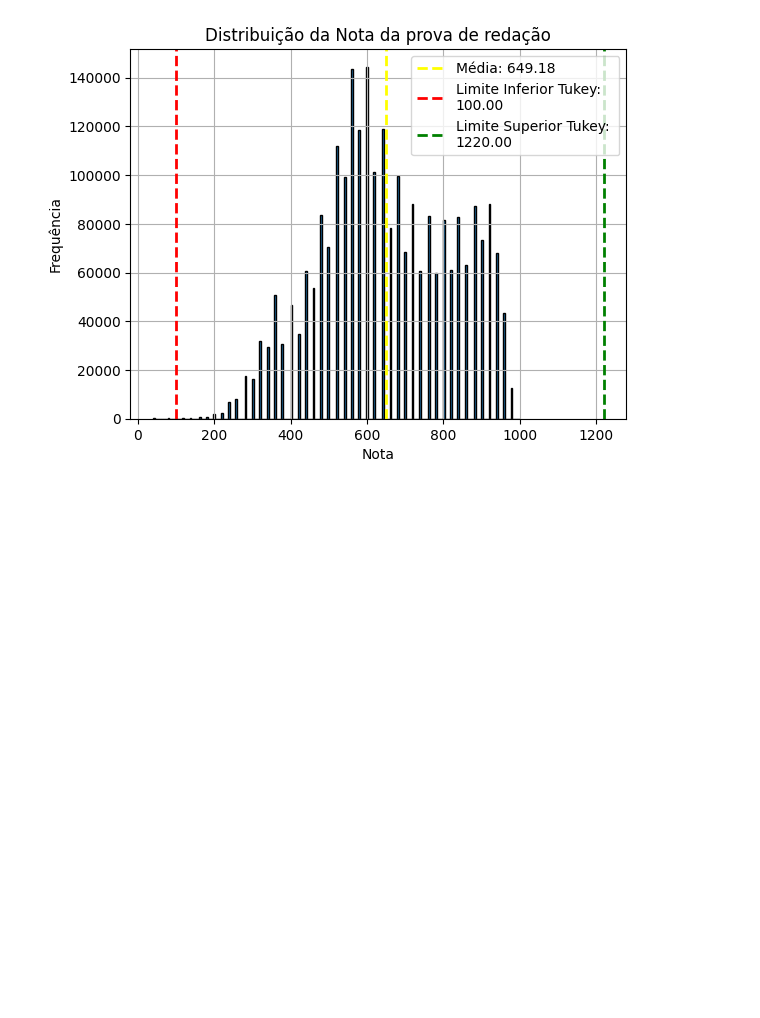
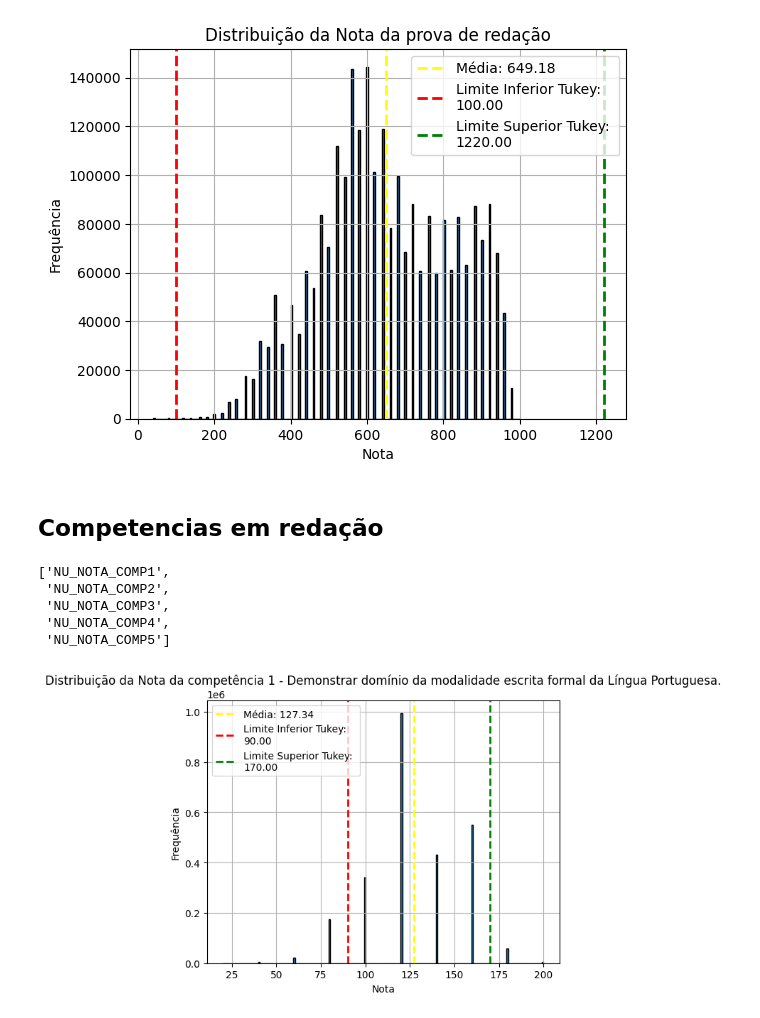
Before and after one commit to henriquefac/ciencia_de_dados_av1, a Jupyter notebook: av1/notebook/apresentacao/perguntas.ipynb, the cells around one changed output. Drawn from its saved outputs; the diff is of its cells as text; code cells hidden in the pictures; blank space fills up the shorter version.

Commit message:
Graficos competencias

```diff
--- a/av1/notebook/apresentacao/perguntas.ipynb
+++ b/av1/notebook/apresentacao/perguntas.ipynb
@@ -77,10 +77,11 @@ def get_tukey(series : pd.Series):
     return limite_inferior, media, limite_superior
 # %%
 def plot_notas_tukey(series : pd.Series,
-                    inf : float,
-                    media : float,
-                    sup : float,
-                    legenda :str):
+                    legenda :str,
+                    inf : float = None,
+                    media : float = None,
+                    sup : float = None
+                    ):
     series.hist(bins=200, edgecolor ='black')
 
     plt.axvline(media, color="yellow", linestyle='dashed', linewidth=2, label=f"Média: {media:.2f}")
@@ -144,3 +145,14 @@ inf, media, sup = get_tukey(notas)
 plot_notas_tukey(notas, inf, media, sup, descricao)
 # %% [output]
 [figure]
+# %% [markdown]
+## Competencias em redação
+# %%
+variaveis_comp = [var for var in variaveis if "COMP" in var]
+variaveis_comp
+# %% [output]
+['NU_NOTA_COMP1',
+ 'NU_NOTA_COMP2',
+ 'NU_NOTA_COMP3',
+ 'NU_NOTA_COMP4',
+ 'NU_NOTA_COMP5']
@@ -146,0 +162,8 @@ plot_notas_tukey(notas, inf, media, sup, descricao)
+# %%
+var = variaveis_comp[0]
+notas = df_notas[var]
+descricao = table_dict_microdados[table_dict_microdados["Nome da variavel"] == var]["Descricao"].values[0]
+inf, media, sup = get_tukey(notas)
+plot_notas_tukey(notas, inf, media, sup, descricao)
+# %% [output]
+[figure, added]
```
Also changed, not shown: parts of 1 cell of this notebook.
